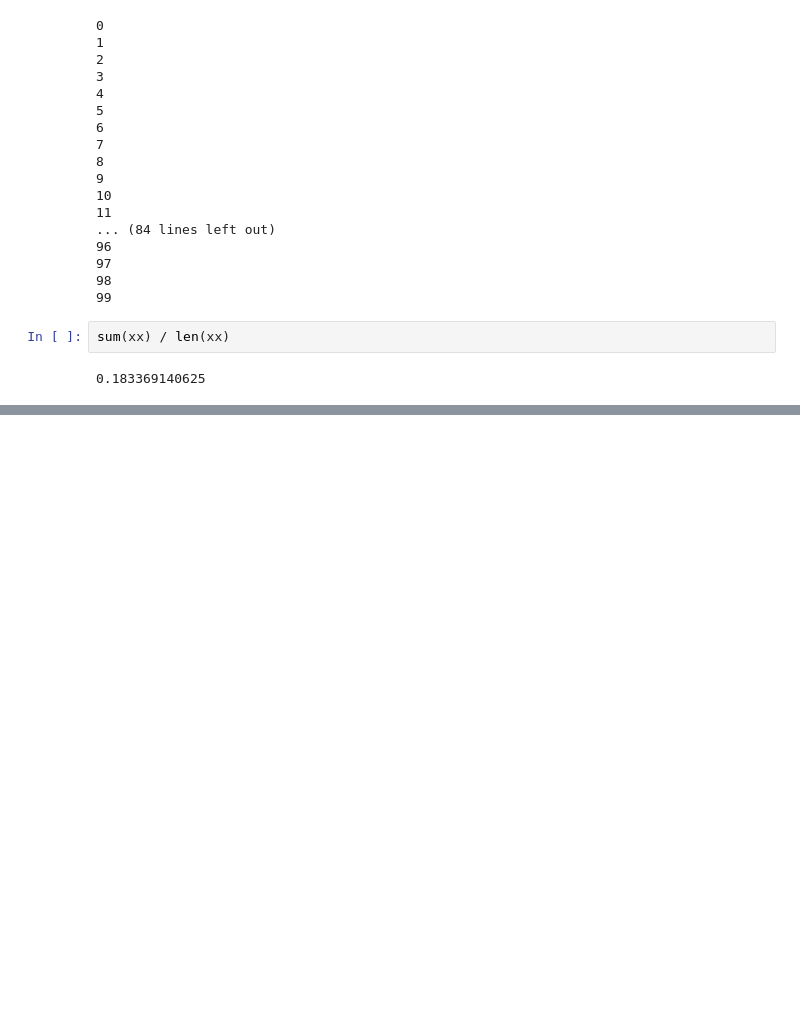
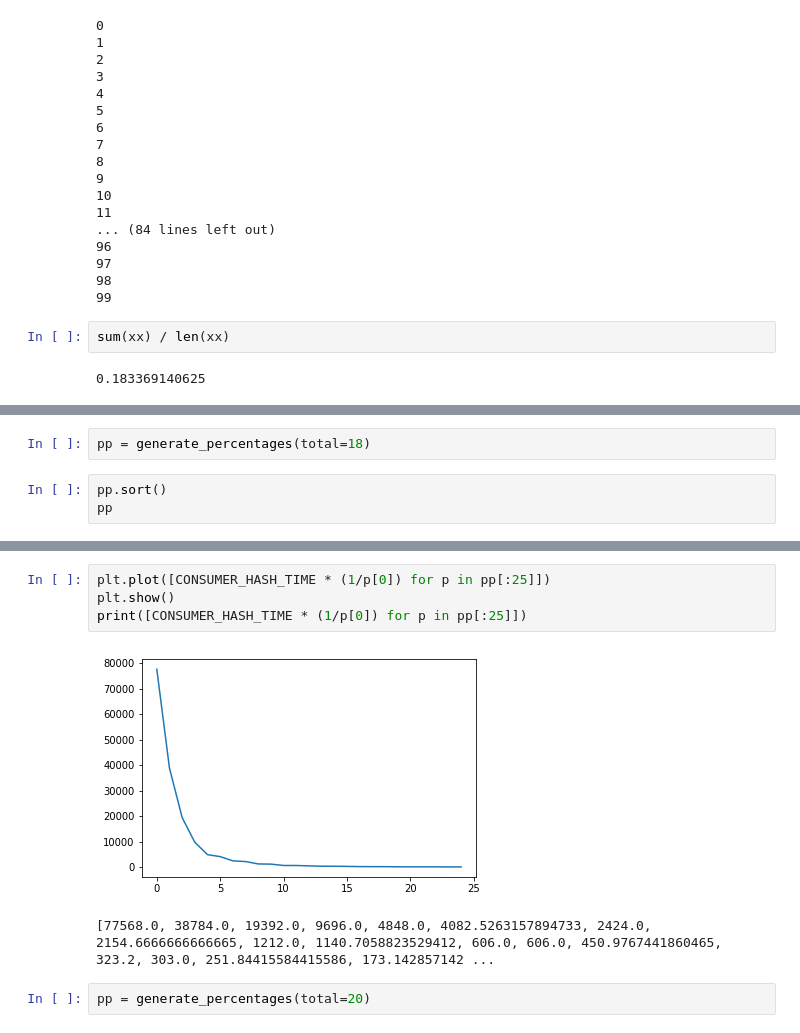
Before and after one commit to Lamden/playground, a Jupyter notebook: pow_proofs/dynohash.py.ipynb, the cells around one changed output, grey strips where cells are left out. Drawn from its saved outputs; the diff is of its cells as text; blank space fills up the shorter version.

```diff
--- a/pow_proofs/dynohash.py.ipynb
+++ b/pow_proofs/dynohash.py.ipynb
@@ -428,0 +439,5 @@ sum(xx) / len(xx)
+# %%
+pp = generate_percentages(total=18)
+# %%
+pp.sort()
+pp
@@ -428,0 +482,9 @@ sum(xx) / len(xx)
+# %%
+plt.plot([CONSUMER_HASH_TIME * (1/p[0]) for p in pp[:25]])
+plt.show()
+print([CONSUMER_HASH_TIME * (1/p[0]) for p in pp[:25]])
+# %% [output]
+[figure, added]
+[77568.0, 38784.0, 19392.0, 9696.0, 4848.0, 4082.5263157894733, 2424.0, 2154.6666666666665, 1212.0, 1140.7058823529412, 606.0, 606.0, 450.9767441860465, 323.2, 303.0, 251.84415584415586, 173.142857142 ...
+# %%
+pp = generate_percentages(total=20)
```
Also changed, not shown: parts of 17 cells of this notebook.
